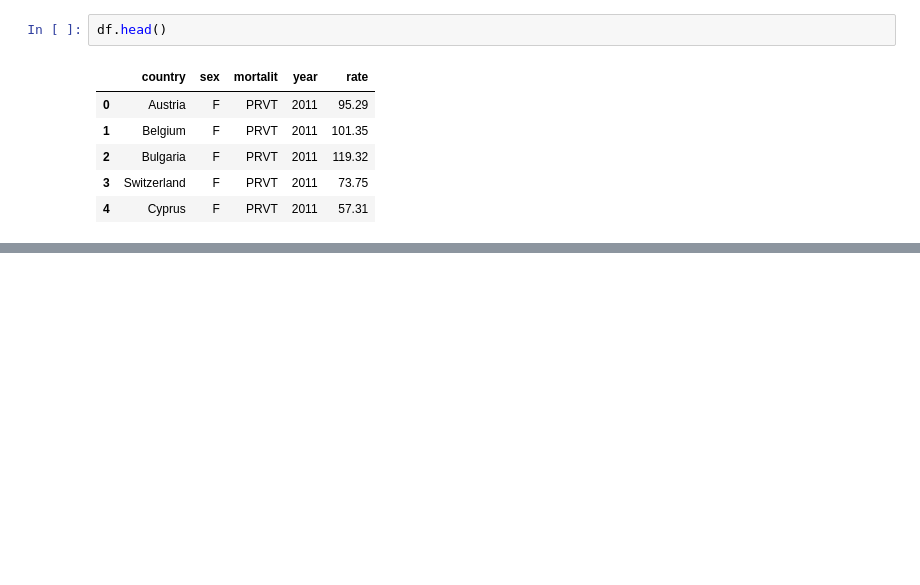
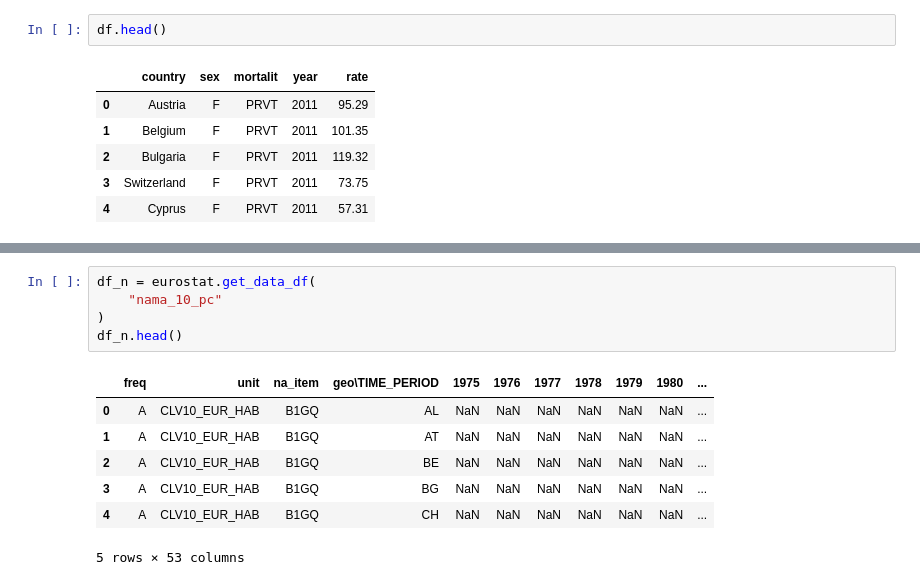
Before and after one commit to cejkiebo/msc_datascience, a Jupyter notebook: Week5a.ipynb, the cells around one changed output, grey strips where cells are left out. Drawn from its saved outputs; the diff is of its cells as text; blank space fills up the shorter version.

```diff
--- a/Week5a.ipynb
+++ b/Week5a.ipynb
@@ -119,0 +178,13 @@ df.head()
+# %%
+df_n = eurostat.get_data_df(
+    "nama_10_pc"
+)
+df_n.head()
+# %% [output]
+|  | freq | unit | na_item | geo\TIME_PERIOD | 1975 | 1976 | 1977 | 1978 | 1979 | 1980 | ... |
+| 0 | A | CLV10_EUR_HAB | B1GQ | AL | NaN | NaN | NaN | NaN | NaN | NaN | ... |
+| 1 | A | CLV10_EUR_HAB | B1GQ | AT | NaN | NaN | NaN | NaN | NaN | NaN | ... |
+| 2 | A | CLV10_EUR_HAB | B1GQ | BE | NaN | NaN | NaN | NaN | NaN | NaN | ... |
+| 3 | A | CLV10_EUR_HAB | B1GQ | BG | NaN | NaN | NaN | NaN | NaN | NaN | ... |
+| 4 | A | CLV10_EUR_HAB | B1GQ | CH | NaN | NaN | NaN | NaN | NaN | NaN | ... |
+5 rows × 53 columns
```
Also changed, not shown: parts of 20 cells of this notebook, 1 other file.
